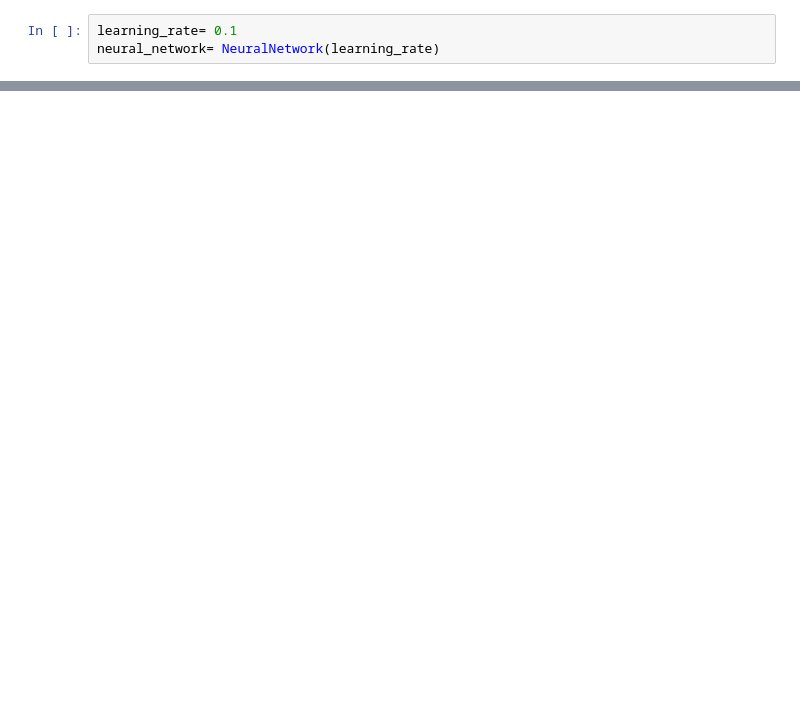
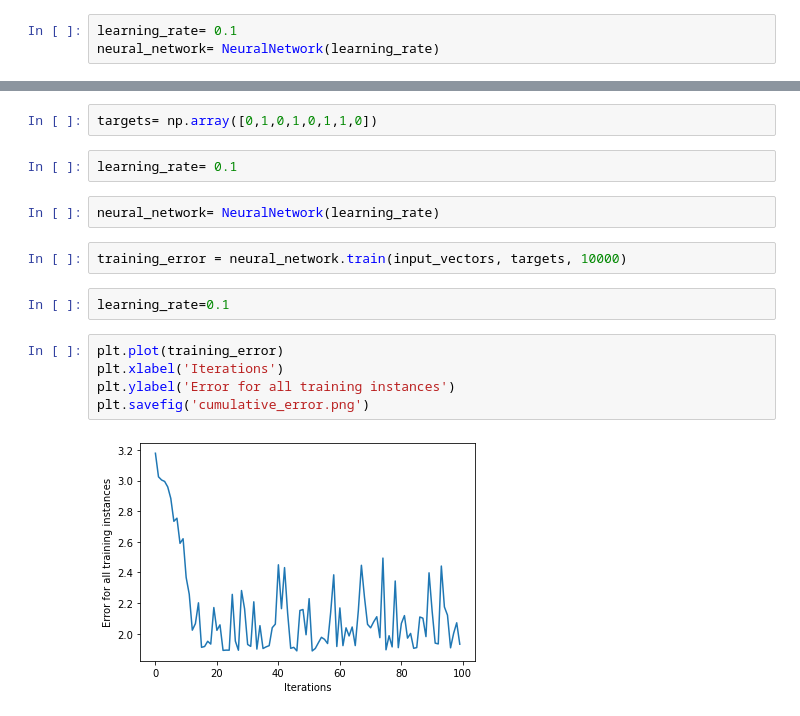
Before and after one commit to Kaesarx10/neural_network101, a Jupyter notebook: basic_network101.ipynb, the cells around one changed output, grey strips where cells are left out. Saved outputs shown, nothing was run; the diff lists cells and outputs as text; blank space fills up the shorter version.

Commit message:
trained neural network with a small data sample

```diff
--- a/basic_network101.ipynb
+++ b/basic_network101.ipynb
@@ -163,0 +171,17 @@ print(neural_network.predict(input_vector))
+# %%
+targets= np.array([0,1,0,1,0,1,1,0])
+# %%
+learning_rate= 0.1
+# %%
+neural_network= NeuralNetwork(learning_rate)
+# %%
+training_error = neural_network.train(input_vectors, targets, 10000)
+# %%
+learning_rate=0.1
+# %%
+plt.plot(training_error)
+plt.xlabel('Iterations')
+plt.ylabel('Error for all training instances')
+plt.savefig('cumulative_error.png')
+# %% [output]
+[figure, added]
```
Also changed, not shown: parts of 5 cells of this notebook, 1 other file.
